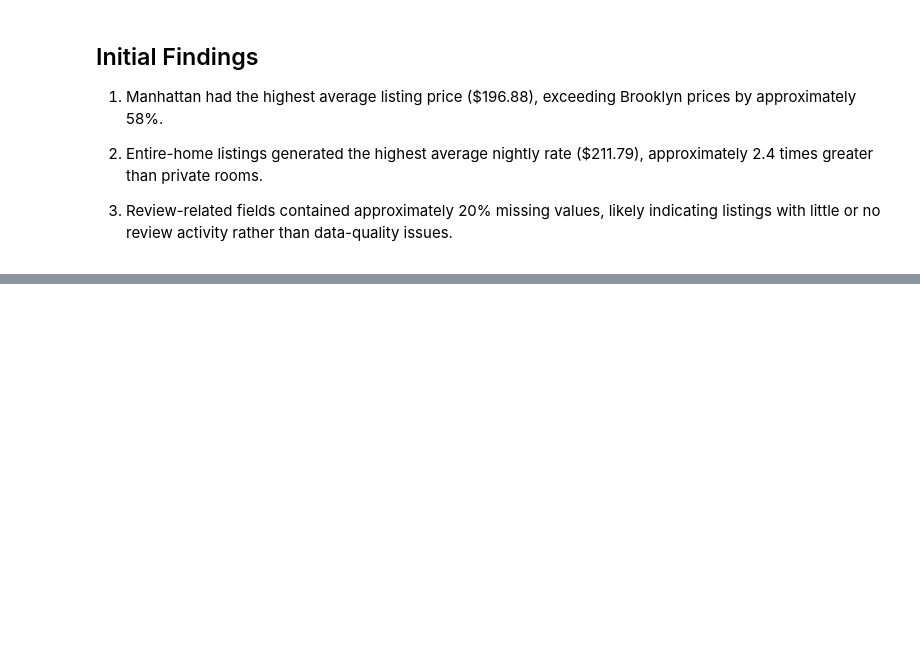
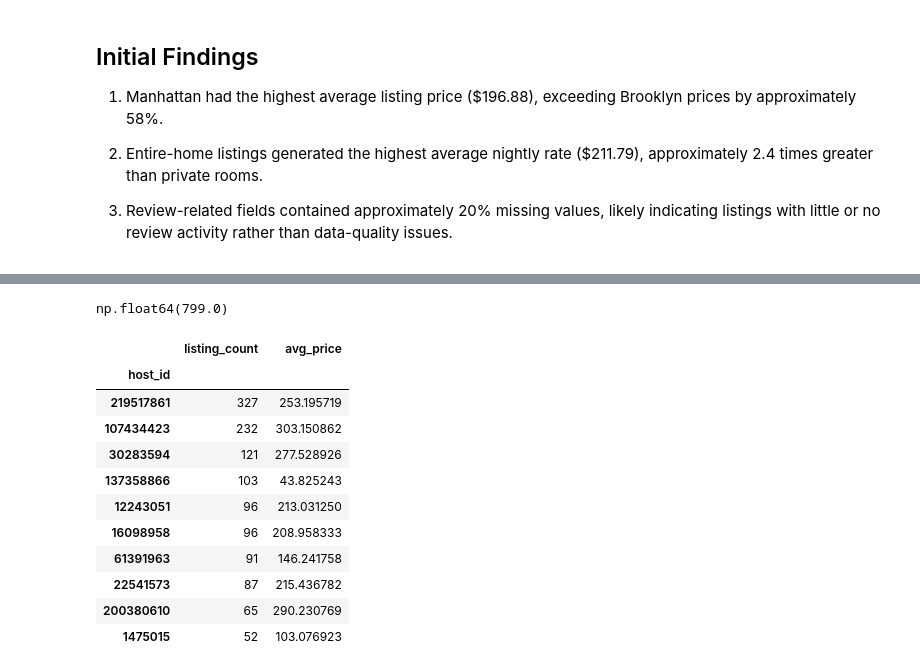
Before and after one commit to georgezeng316/data-portfolio, a Jupyter notebook: airbnb-analysis/notebooks/airbnb_analysis.ipynb, the cells around one changed output, grey strips where cells are left out. Cells and saved outputs as stored; diff of their text form; code cells hidden in the pictures; blank space fills up the shorter version.

```diff
--- a/airbnb-analysis/notebooks/airbnb_analysis.ipynb
+++ b/airbnb-analysis/notebooks/airbnb_analysis.ipynb
@@ -274,0 +367,34 @@ neighbourhood_summary.sort_values(
+# %%
+df["price"].quantile(0.99) # What does the top 1% look like?
+# %% [output]
+np.float64(799.0)
+# %%
+host_summary = (
+    df.groupby("host_id")
+      .agg({
+          "id":"count",
+          "price":"mean"
+      })
+      .rename(columns={
+          "id":"listing_count",
+          "price":"avg_price"
+      })
+)
+
+host_summary.sort_values(
+    by="listing_count",
+    ascending=False
+).head(10)
+# %% [output]
+|  | listing_count | avg_price |
+| host_id |  |  |
+| 219517861 | 327 | 253.195719 |
+| 107434423 | 232 | 303.150862 |
+| 30283594 | 121 | 277.528926 |
+| 137358866 | 103 | 43.825243 |
+| 12243051 | 96 | 213.031250 |
+| 16098958 | 96 | 208.958333 |
+| 61391963 | 91 | 146.241758 |
+| 22541573 | 87 | 215.436782 |
+| 200380610 | 65 | 290.230769 |
+| 1475015 | 52 | 103.076923 |
```
Also changed, not shown: parts of 15 cells of this notebook, 8 other files.
